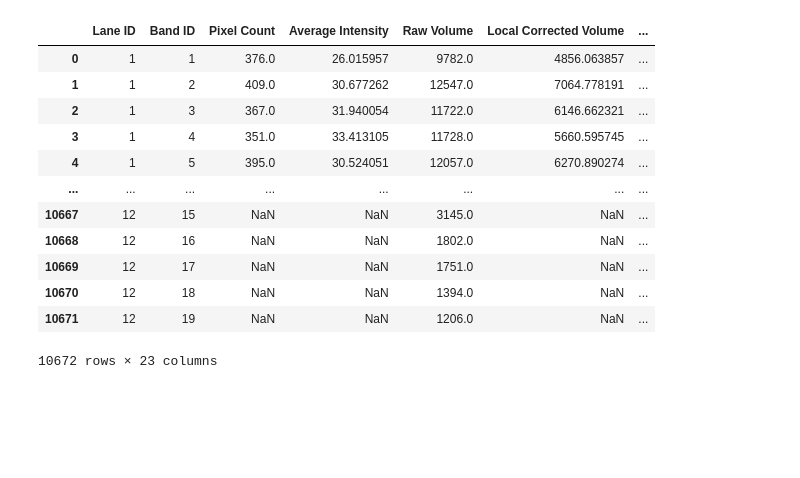
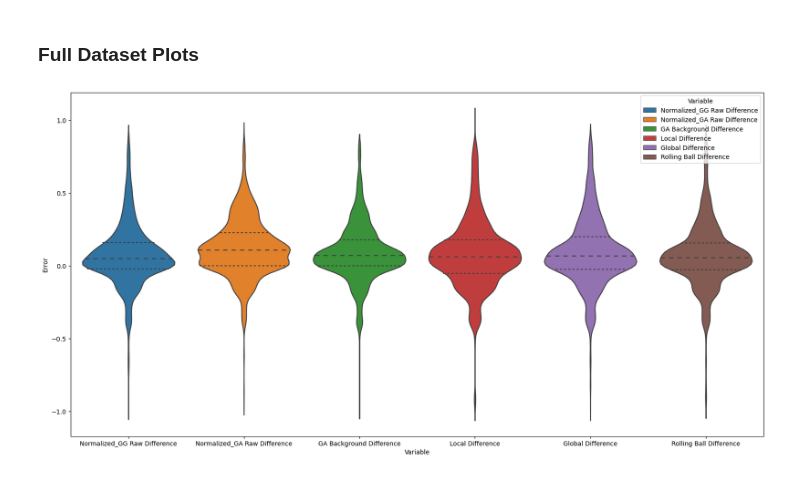
Before and after one commit to mattaq31/GelGenie, a Jupyter notebook: python-gelgenie/statistical_analysis/Analysis on Merged DF.ipynb, the cells around one changed output. Drawn from its saved outputs; the diff is of its cells as text; code cells hidden in the pictures; blank space fills up the shorter version.

```diff
--- a/python-gelgenie/statistical_analysis/Analysis on Merged DF.ipynb
+++ b/python-gelgenie/statistical_analysis/Analysis on Merged DF.ipynb
@@ -14,16 +39,18 @@ main_df = pd.read_csv('/Users/matt/Desktop/merged_df.csv')
-# %%
-main_df
-# %% [output]
-|  | Lane ID | Band ID | Pixel Count | Average Intensity | Raw Volume | Local Corrected Volume | ... |
-| 0 | 1 | 1 | 376.0 | 26.015957 | 9782.0 | 4856.063857 | ... |
-| 1 | 1 | 2 | 409.0 | 30.677262 | 12547.0 | 7064.778191 | ... |
-| 2 | 1 | 3 | 367.0 | 31.940054 | 11722.0 | 6146.662321 | ... |
-| 3 | 1 | 4 | 351.0 | 33.413105 | 11728.0 | 5660.595745 | ... |
-| 4 | 1 | 5 | 395.0 | 30.524051 | 12057.0 | 6270.890274 | ... |
-| ... | ... | ... | ... | ... | ... | ... | ... |
-| 10667 | 12 | 15 | NaN | NaN | 3145.0 | NaN | ... |
-| 10668 | 12 | 16 | NaN | NaN | 1802.0 | NaN | ... |
-| 10669 | 12 | 17 | NaN | NaN | 1751.0 | NaN | ... |
-| 10670 | 12 | 18 | NaN | NaN | 1394.0 | NaN | ... |
-| 10671 | 12 | 19 | NaN | NaN | 1206.0 | NaN | ... |
-10672 rows × 23 columns
+# %% [markdown]
+### Full Dataset Plots
+# %%
+# melts df again - useful for violin plots
+melted_df = pd.melt(main_df, id_vars=['Lane ID', 'Band ID', 'Gel ID', 'App'],
+                    value_vars=['Normalized_GG Raw Difference',
+                                'Normalized_GA Raw Difference',
+                                'GA Background Difference',
+                                'Local Difference', 'Global Difference',
+                                'Rolling Ball Difference'],
+                    var_name='Variable', value_name='Error')
+# %%
+# violin plot comparing error values for entire dataset - it appears the best one might be raw GG but differences are quite small
+plt.figure(figsize=(20,10))
+sns.violinplot(data=melted_df, x='Variable', y='Error', hue='Variable', inner='quart',dodge=False)
+pass
+# %% [output]
+[figure, added]
```
Also changed, not shown: parts of 15 cells of this notebook, 2 other files.
